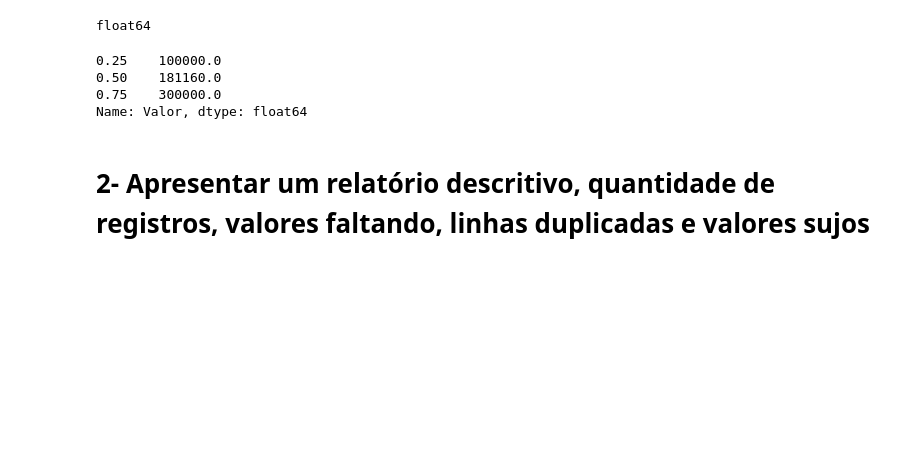
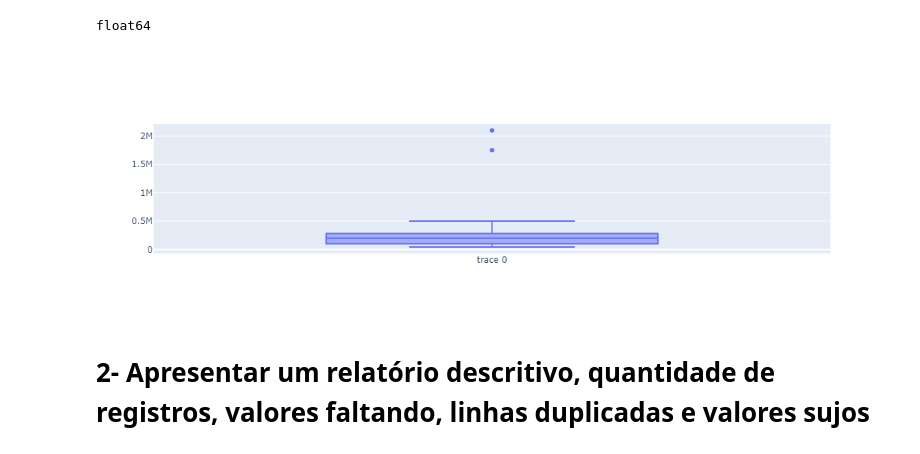
Before and after one commit to CaioMorais02/Projeto_Mineracao_De_Dados, a Jupyter notebook: Projeto.ipynb, the cells around one changed output. Drawn from its saved outputs; the diff is of its cells as text; code cells hidden in the pictures; blank space fills up the shorter version.

```diff
--- a/Projeto.ipynb
+++ b/Projeto.ipynb
@@ -18,16 +19,19 @@ print(df['Valor'].dtypes)
 # %% [output]
 float64
 # %%
-# Calculando os quartis para uma coluna específica
-quartis = df['Valor'].quantile([0.25, 0.5, 0.75])
+df_min_max = (df-df.min()) / (df.max()-df.min())
 
-# Imprimindo os quartis
-print(quartis)
+linhas_aleatorias = df_min_max.sample(n=30)
+
+novo_df = df.loc[linhas_aleatorias.index]
+
+fig = go.Figure()
+
+fig.add_trace(go.Box(y=novo_df['Valor']))
+
+fig.show()
 # %% [output]
-0.25    100000.0
-0.50    181160.0
-0.75    300000.0
-Name: Valor, dtype: float64
+[figure, added]
 # %% [markdown]
 # 2- Apresentar um relatório descritivo, quantidade de registros, valores faltando, linhas duplicadas e valores sujos
 # %%
```
Also changed, not shown: parts of 3 cells of this notebook, 1 other file.
